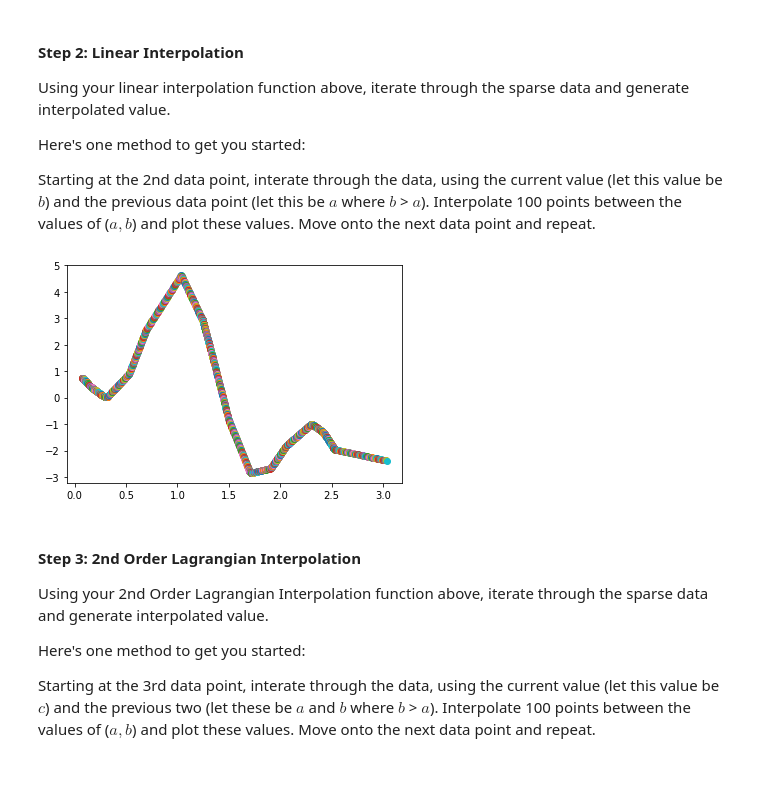
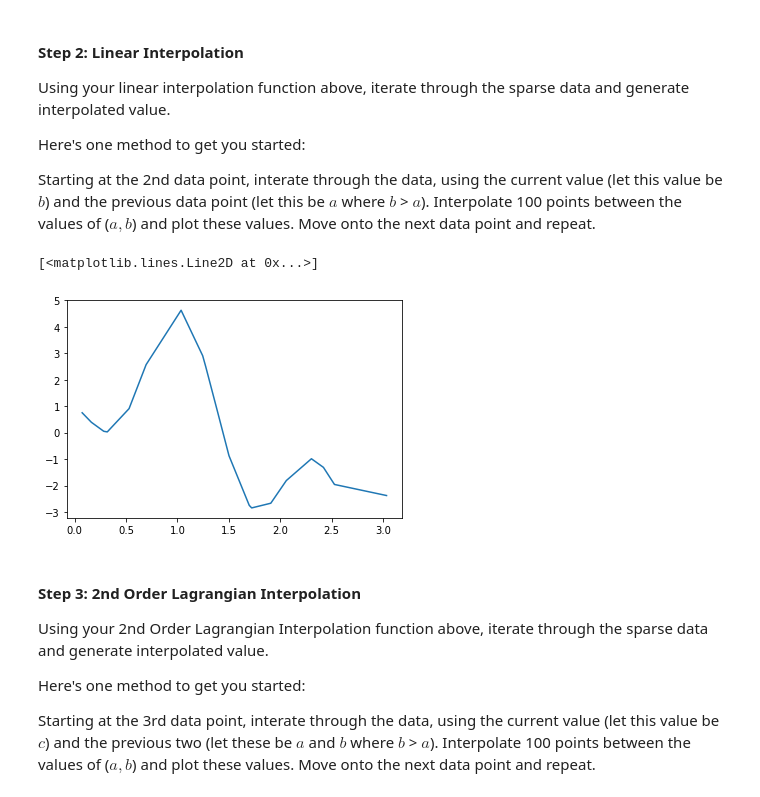
Before and after one commit to CharlieBaird/CapstonePhysics, a Jupyter notebook: Assignments/Assignment8/Interpolation.ipynb, the cells around one changed output. Drawn from its saved outputs; the diff is of its cells as text; code cells hidden in the pictures.

```diff
--- a/Assignments/Assignment8/Interpolation.ipynb
+++ b/Assignments/Assignment8/Interpolation.ipynb
@@ -156,18 +156,25 @@ Here's one method to get you started:
 Starting at the 2nd data point, interate through the data, using the current value (let this value be $b$) and the previous data point (let this be $a$ where $b$ > $a$). Interpolate 100 points between the values of ($a, b$) and plot these values. Move onto the next data point and repeat.
 # %%
 # To Do: Generate and plot interpolated data
+
+exes = []
+whys = []
 
 for i in range(1, int(arr.size/2)):
     first = arr[i-1]
     second = arr[i]
 
     betweenArr = np.linspace(first[0], second[0], 100)
 
     for j in betweenArr:
         val = linear_interpolation(j, first[0], first[1], second[0], second[1])
-        plt.scatter(j, val)
+        exes.append(j)
+        whys.append(val)
+
+plt.plot(exes, whys)
 # %% [output]
+[<matplotlib.lines.Line2D at 0x...>]
-[figure, old version]
+[figure, new version]
 # %% [markdown]
 #### Step 3: 2nd Order Lagrangian Interpolation
 Using your 2nd Order Lagrangian Interpolation function above, iterate through the sparse data and generate interpolated value.
```
Also changed, not shown: parts of 1 cell of this notebook.
